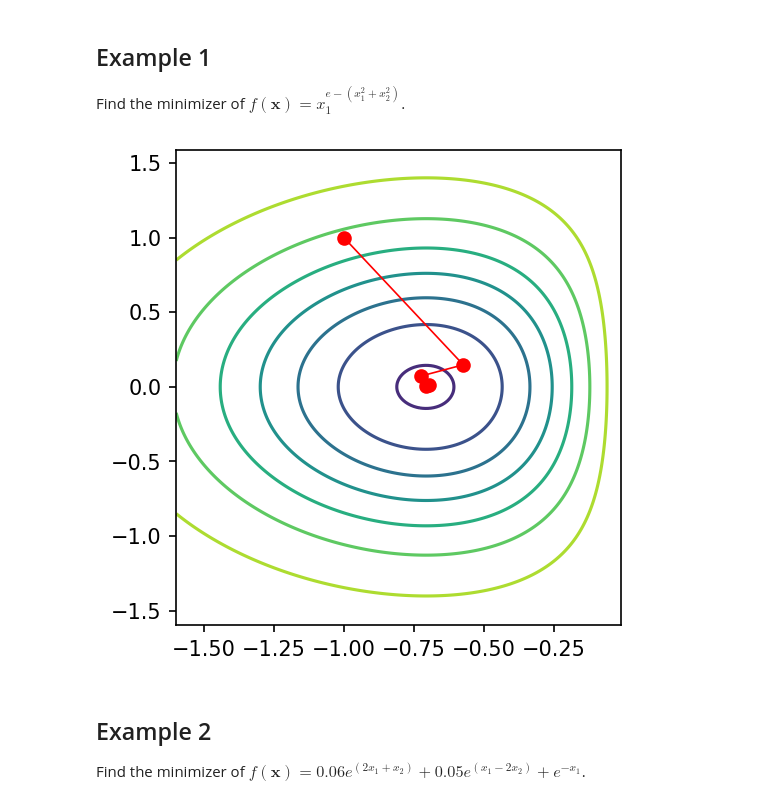
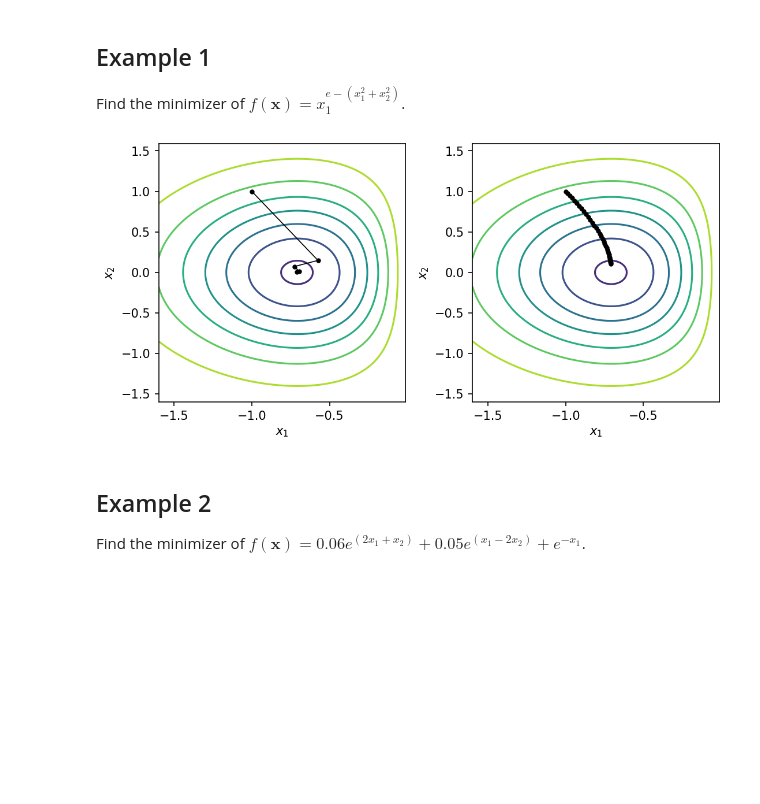
Before and after one commit to lufgarciaar/num_analysis_exercises, a Jupyter notebook: numeric_analysis_exercises/steepest_descent_examples.ipynb, the cells around one changed output. Cells and saved outputs as stored; diff of their text form; code cells hidden in the pictures; blank space fills up the shorter version.

Commit message:
Comparison between opt and fix step

```diff
--- a/numeric_analysis_exercises/steepest_descent_examples.ipynb
+++ b/numeric_analysis_exercises/steepest_descent_examples.ipynb
@@ -27,30 +27,39 @@ x0 = [-1, 1]
 function = sp.lambdify([*x], func, modules='numpy')
 
 min, search_steps = optimize.steepest_descent(func, x, start=x0, full_output=True)
+min_fix, search_steps_fix = optimize.steepest_descent(func, x, start=x0, step_type='fix', full_output=True)
 # %%
 fig = plt.figure()
 
 step = 0.01
 x_vals = np.arange(-1.6, 0, step)
 y_vals = np.arange(-1.6, 1.6, step)
 X, Y = np.meshgrid(x_vals, y_vals)
-Z = function(X,Y)
+func_eval = function(X,Y)
 
-ax = fig.add_subplot(1,1,1)
-c = ax.contour(X, Y, Z)
-ax.plot(search_steps[:, 0],search_steps[:, 1],'-ro', linewidth='0.8')
+ax1 = fig.add_subplot(1,2,1)
+ax1.contour(X, Y, func_eval)
+ax1.plot(search_steps[:, 0],search_steps[:, 1],'-k.', linewidth='0.8', markersize=6)
+ax1.set_xlabel('$x_1$')
+ax1.set_ylabel('$x_2$')
+
+ax2 = fig.add_subplot(1,2,2)
+ax2.contour(X, Y, func_eval)
+ax2.plot(search_steps_fix[:, 0],search_steps_fix[:, 1],'-k.', linewidth='0.8' , markersize=6)
+ax2.set_xlabel('$x_1$')
+ax2.set_ylabel('$x_2$')
 
 fig_dpi = 150
-fig_width = 9.4/2.54
+fig_width = 18.8/2.54
 fig_height = 9.4/2.54
 
 fig.dpi=fig_dpi
 fig.set_size_inches((fig_width,fig_height))
 fig.tight_layout()
 
 plt.show()
 # %% [output]
-[figure, old version]
+[figure, new version]
 # %% [markdown]
 Example 2
 ----
```
